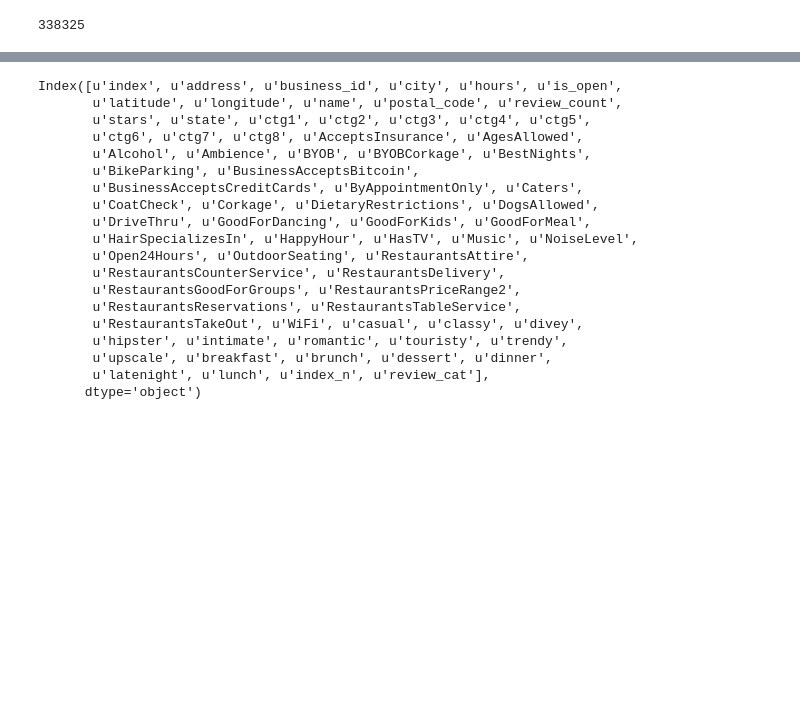
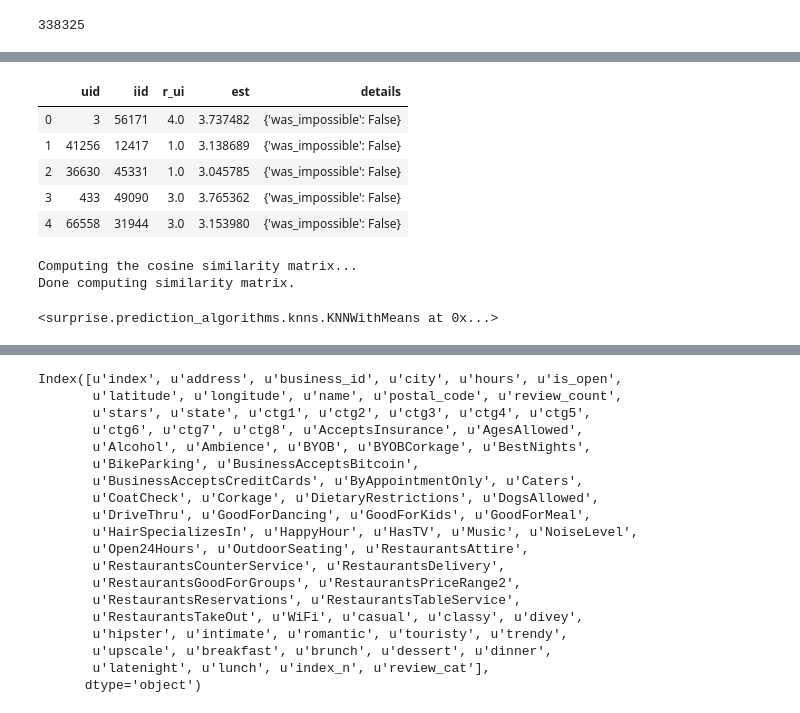
Before and after one commit to talham/CUNY, a Jupyter notebook: Data612/FinalProject/Yelp_analysis.ipynb, the cells around one changed output, grey strips where cells are left out. Saved outputs shown, nothing was run; the diff lists cells and outputs as text; code cells hidden in the pictures; blank space fills up the shorter version.

```diff
--- a/Data612/FinalProject/Yelp_analysis.ipynb
+++ b/Data612/FinalProject/Yelp_analysis.ipynb
@@ -715,0 +760,5 @@ len(rest_test)
+# %%
+#the missing ratings in the training set
+algo_SVD5 = SVD(n_factors=5,n_epochs=25,verbose=True,biased=True,lr_all=0.005,reg_all=0.02)
+# %%
+algo_SVD5.fit(rest_train)
@@ -715,0 +784,14 @@ len(rest_test)
+# %%
+#predict ratings for the test set
+pred_SVD5=algo_SVD5.test(rest_test)
+# %%
+pred_SVD_df=pd.DataFrame(pred_SVD5)
+# %%
+pred_SVD_df.head(n=5)
+# %% [output]
+|  | uid | iid | r_ui | est | details |
+| 0 | 3 | 56171 | 4.0 | 3.737482 | {'was_impossible': False} |
+| 1 | 41256 | 12417 | 1.0 | 3.138689 | {'was_impossible': False} |
+| 2 | 36630 | 45331 | 1.0 | 3.045785 | {'was_impossible': False} |
+| 3 | 433 | 49090 | 3.0 | 3.765362 | {'was_impossible': False} |
+| 4 | 66558 | 31944 | 3.0 | 3.153980 | {'was_impossible': False} |
@@ -715,0 +804,7 @@ len(rest_test)
+# %%
+#predict ratings for the train set
+algo_knn.fit(rest_train)
+# %% [output]
+Computing the cosine similarity matrix...
+Done computing similarity matrix.
+<surprise.prediction_algorithms.knns.KNNWithMeans at 0x...>
```
Also changed, not shown: parts of 82 cells of this notebook, 1 other file.
